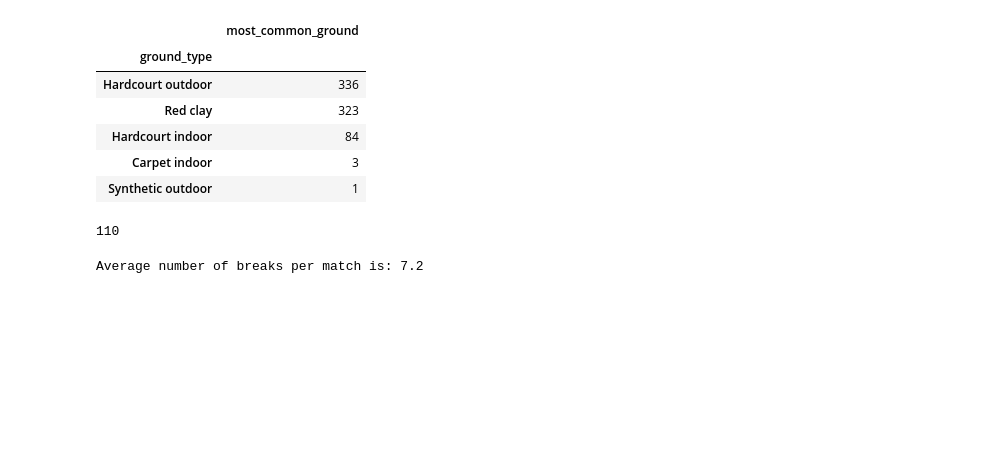
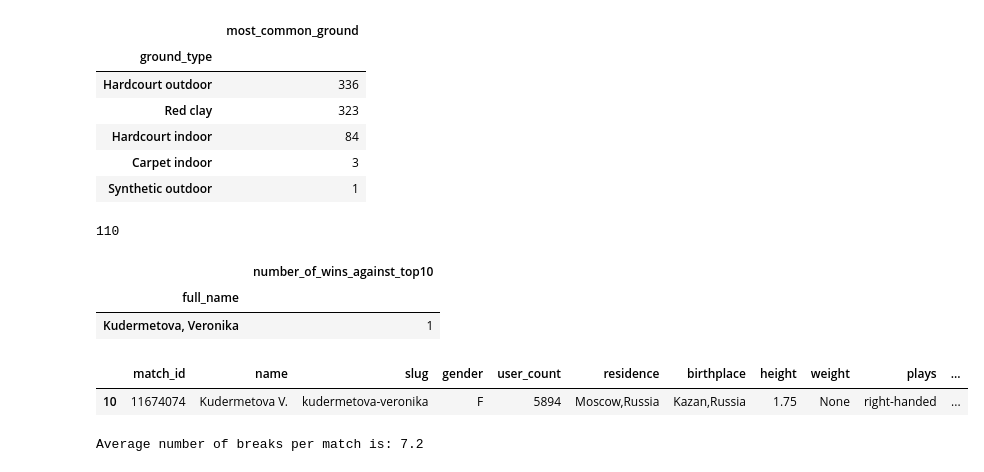
Before and after one commit to amin-eghbalian/data_analysis_tennis_peroject, a Jupyter notebook: HW10_project_data.ipynb, the cells around one changed output. Saved outputs shown, nothing was run; the diff lists cells and outputs as text; code cells hidden in the pictures; blank space fills up the shorter version.

```diff
--- a/HW10_project_data.ipynb
+++ b/HW10_project_data.ipynb
@@ -464,3 +462,38 @@ len(set(all_countries_dataset))
+# %%
+# Q16 Which player has the highest winning percentage against top 10 ranked opponents?
+players_rank = pd.merge(home_team_df[["player_id","slug","current_rank"]], away_team_df[["player_id","slug","current_rank"]], how="outer").sort_values("current_rank")
+# data cleaning
+players_rank.duplicated().sum() #167 duplicated
+players_rank = players_rank.drop_duplicates()
+players_rank.isna().sum()
+players_rank = players_rank.dropna().reset_index(drop=True)
+
+top_10_players = players_rank.head(10) # top 10 ranked
+
+top_10_home = pd.merge(home_team_df[["match_id","slug","player_id" ]], top_10_players) #top 10 matches
+top_10_away = pd.merge(away_team_df[["match_id","slug","player_id" ]], top_10_players) #top 10 matches
+
+top_10_home_matches = pd.merge(top_10_home, event_df[["match_id", "winner_code"]])
+top_10_home_losses = top_10_home_matches.loc[top_10_home_matches["winner_code"] == 2] #in which matches home top 10 losses
+top_10_away_matches = pd.merge(top_10_away, event_df[["match_id", "winner_code"]])
+top_10_away_losses = top_10_away_matches.loc[top_10_away_matches["winner_code"] == 1] #in which matches away top 10 losses
+
+top_10_winner_home_opponent = pd.merge(top_10_home_losses, away_team_df[["match_id","full_name"]], on="match_id") #who defeated home top 10
+top_10_winner_away_opponent = pd.merge(top_10_away_losses, home_team_df[["match_id","full_name"]], on="match_id") #who defeated away top 10
+
+number_of_wins_against_top10 = pd.merge(top_10_winner_home_opponent, top_10_winner_away_opponent, how="outer").groupby(
+    "full_name").agg(number_of_wins_against_top10=("full_name","count")).sort_values(
+        "number_of_wins_against_top10", ascending=False) #total numbers of wins against top 10
+number_of_wins_against_top10
+# %% [output]
+|  | number_of_wins_against_top10 |
+| full_name |  |
+| Kudermetova, Veronika | 1 |
+# %%
+home_team_df[home_team_df["match_id"] == 11674074]
+# %% [output]
+|  | match_id | name | slug | gender | user_count | residence | birthplace | height | weight | plays | ... |
+| 10 | 11674074 | Kudermetova V. | kudermetova-veronika | F | 5894 | Moscow,Russia | Kazan,Russia | 1.75 | None | right-handed | ... |
 # %%
 # Q17 What is the average number of breaks of serve per match?
 tennis_power_df[["match_id","break_occurred"]]
```
Also changed, not shown: parts of 2 cells of this notebook.
